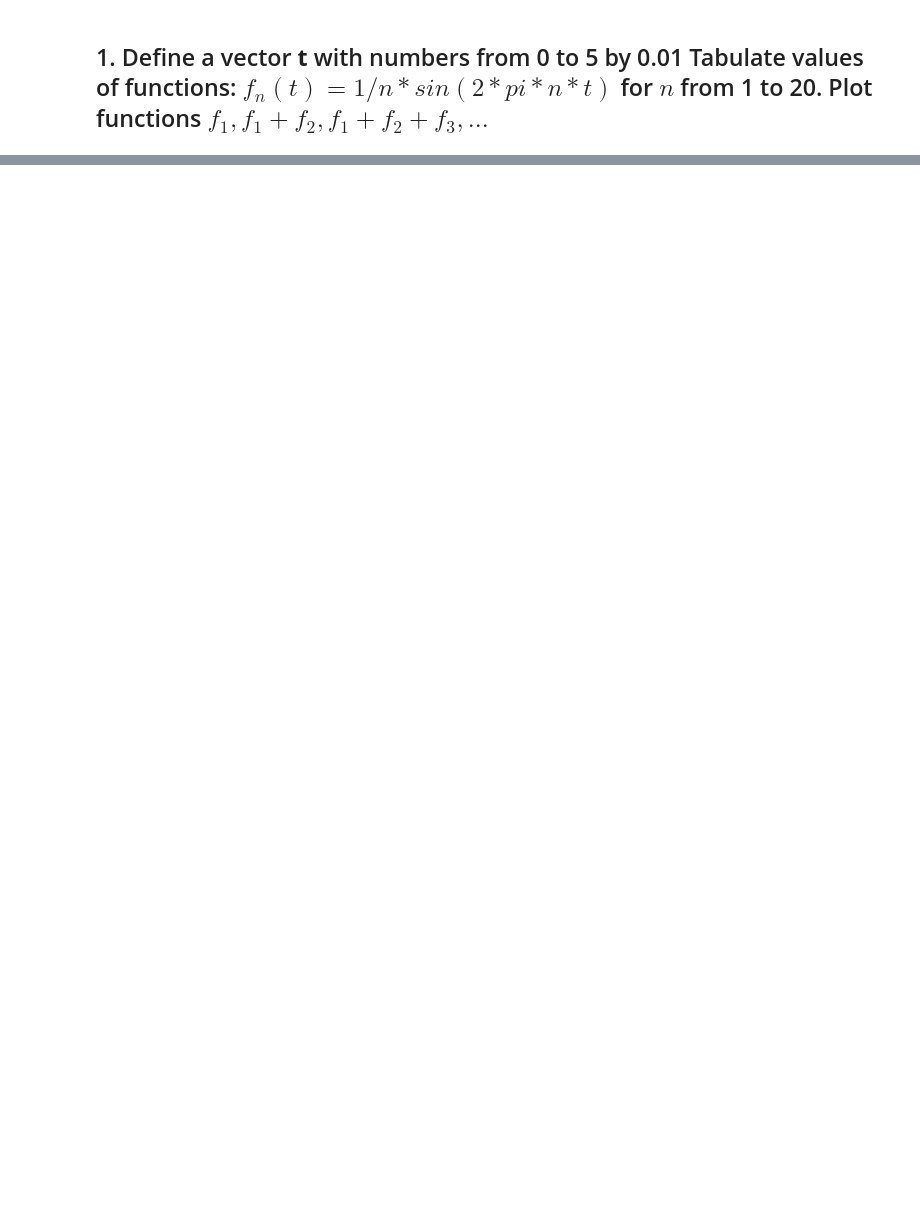
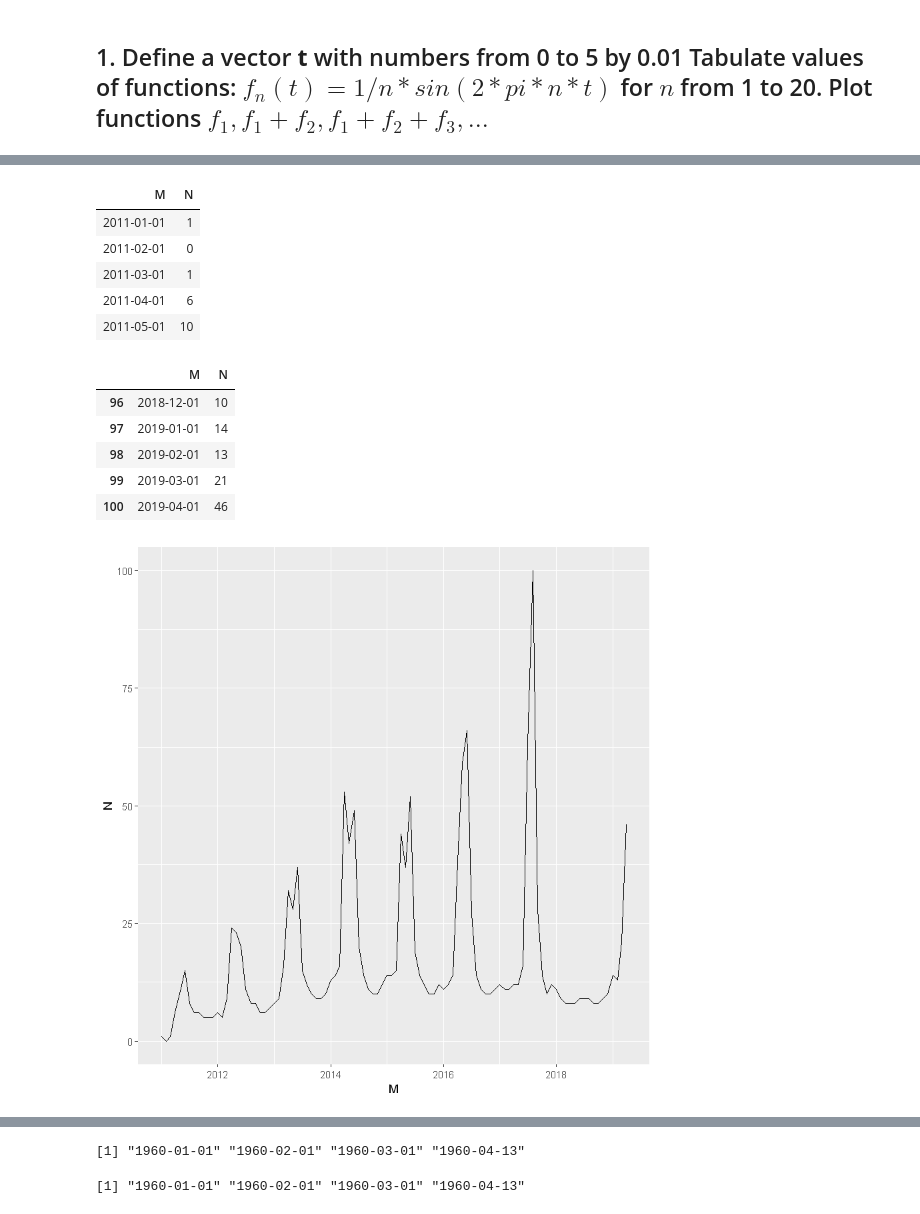
Before and after one commit to Squaess/AdvancedTopicsInAlgebra, a Jupyter notebook: List3/Exercises.ipynb, the cells around one changed output, grey strips where cells are left out. Cells and saved outputs as stored; diff of their text form; code cells hidden in the pictures; blank space fills up the shorter version.

```diff
--- a/List3/Exercises.ipynb
+++ b/List3/Exercises.ipynb
@@ -15,0 +64,14 @@ ggplot(data = my.data, aes(x, y)) + geom_col()
+# %%
+plot.frequency.spectrum <-function(X.k, xlimits=c(0,length(X.k)/2)) {
+    #horizontal axis from zero to Nyquist frequency
+    #we plot complex modules of data vs. index numbers
+    plot.data  <-cbind(0:(length(X.k)-1), Mod(X.k))
+
+    # TODO: why this scaling is necessary?
+    plot.data[2:length(X.k),2] <- 2*plot.data[2:length(X.k),2]
+
+    plot(plot.data, t="h", lwd=2, main="", xlab="Frequency (number of cycles in the time range)",
+         ylab="Strength", xlim=xlimits,
+         ylim=c(0,max(Mod(plot.data[,2])))
+    )
+}
@@ -37,0 +181,28 @@ plot.frequency.spectrum(ft.mydata)
+# %%
+my.data <- read.csv("multiTimeline.csv", stringsAsFactors = FALSE)
+names(my.data)[1] <- 'M'
+names(my.data)[2] <- 'N'
+for (i in 1:nrow(my.data)){
+    my.data$M[i] <- paste(my.data$M[i],'01', sep='-')
+}
+my.data$M <- as.Date(my.data$M, format = "%Y-%m-%d")
+# xts(my.data$N, as.Date(my.data$M, format='%Y-%m'))
+head(my.data,5)
+tail(my.data, 5)
+ggplot(data = my.data, aes(M, N)) + geom_line()
+data.fft <- fft(my.data$N)
+plot.frequency.spectrum(data.fft)
+# %% [output]
+| M | N |
+| 2011-01-01 | 1 |
+| 2011-02-01 | 0 |
+| 2011-03-01 | 1 |
+| 2011-04-01 | 6 |
+| 2011-05-01 | 10 |
+|  | M | N |
+| 96 | 2018-12-01 | 10 |
+| 97 | 2019-01-01 | 14 |
+| 98 | 2019-02-01 | 13 |
+| 99 | 2019-03-01 | 21 |
+| 100 | 2019-04-01 | 46 |
+[figure, added]
@@ -37,0 +210,12 @@ plot.frequency.spectrum(ft.mydata)
+# %%
+# This will give NA(s) in some locales; setting the C locale
+## as in the commented lines will overcome this on most systems.
+## lct <- Sys.getlocale("LC_TIME"); Sys.setlocale("LC_TIME", "C")
+x <- c("1jan1960", "2jan1960", "31mar1960", "30jul1960")
+z <- as.Date(x, "%d%b%Y")
+## Sys.setlocale("LC_TIME", lct)
+x
+z
+# %% [output]
+[1] "1960-01-01" "1960-02-01" "1960-03-01" "1960-04-13"
+[1] "1960-01-01" "1960-02-01" "1960-03-01" "1960-04-13"
```
Also changed, not shown: parts of 8 cells of this notebook, 1 other file.
